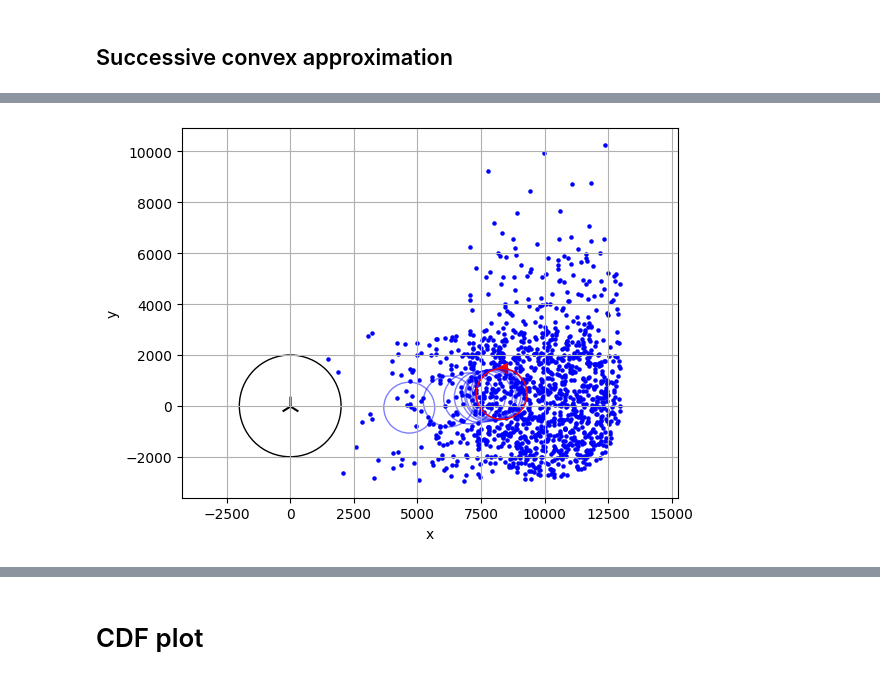
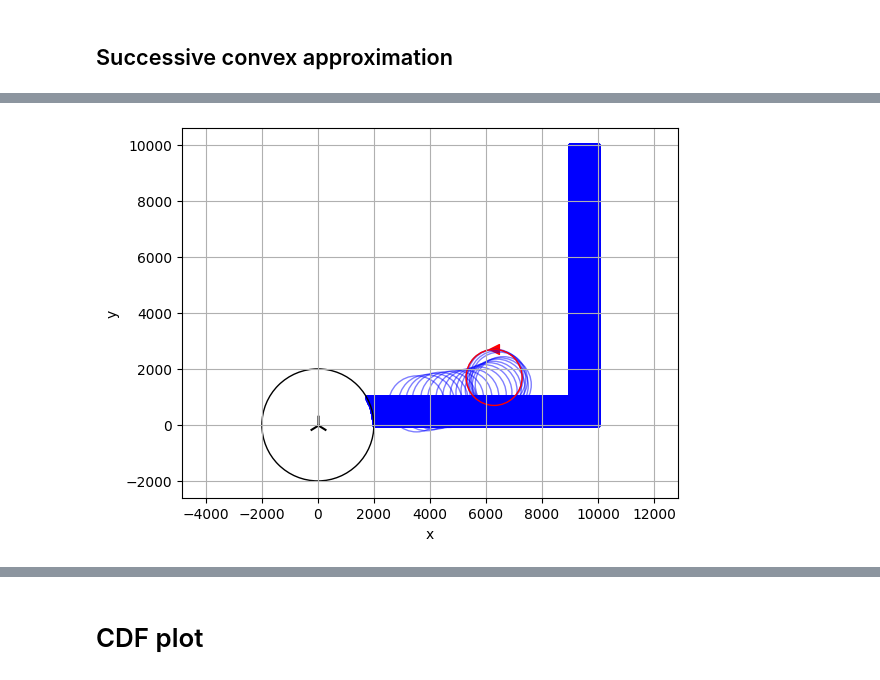
Before and after one commit to danielbonkowsky/uav-optimization, a Jupyter notebook: montecarlo-simulation/simulation.ipynb, the cells around one changed output, grey strips where cells are left out. Drawn from its saved outputs; the diff is of its cells as text; code cells hidden in the pictures.

Commit message:
Added scheduling variables

```diff
--- a/montecarlo-simulation/simulation.ipynb
+++ b/montecarlo-simulation/simulation.ipynb
@@ -94,7 +71,7 @@ AB = CA / N0
 ## User Generation
 Here we define a function to randomly generate users within the deadzone. For the purposes of the simulation, we generate the maximum number of users. Smaller flight paths may not serve every user in one rotation, but the objective is normalized over timeslots. We plot the users at the end to verify that the distribution is correct.
 # %%
-users = leftUpSkewedNormal(K, D, 3000, D, 3000, seed=seed)
+users = leftUpRectangles(K_tot, 10000, 1000, D, 0, seed=seed)
 print(f'len(users): {len(users)}')
 print(f'K: {K}')
 
@@ -289,11 +128,5 @@ Here I will define an optimizer to find the optimal $\alpha$ for a fixed $r$, $c
 # %%
-def optimize_alpha(r, cx, cy, verbose=False):
-    """
-    Maximizes the timeshare for a given trajectory
-
-    Returns alpha*
-    """
-
+def optimize_alpha(r, cx, cy, users, schedule, verbose=False):
     # Compute UAV position at each timeslot
     ax = cx + r*cos_th
     ay = cy + r*sin_th
@@ -301,7 +134,7 @@ def optimize_alpha(r, cx, cy, verbose=False):
     # Compute squared distances
     snk0 = []
     for n in range(N):
-        idxs = np.asarray(Un[n], dtype=int)
+        idxs = np.asarray(schedule[n], dtype=int)
         dx = ax[n] - users[idxs, 0]
         dy = ay[n] - users[idxs, 1]
         snk0.append(dx*dx + dy*dy + H*H)
@@ -310,8 +143,7 @@ def optimize_alpha(r, cx, cy, verbose=False):
     # Compute an and bn
     an = []
     for n in range(N):
-        tmp = np.log2(1.0 + AU/snk0[n])
-        an.append(np.sum(tmp))
+        an.append(np.sum(np.log2(1.0 + AU/snk0[n])))
     bn = np.log2(1.0 + AB/sbn0)
 
     alpha_var = cp.Variable()
@@ -324,7 +156,7 @@ def optimize_alpha(r, cx, cy, verbose=False):
 
     cons += [alpha_var >= 0, alpha_var <= 1]
 
-    obj = cp.Maximize( cp.sum(tn_var) / N )
+    obj = cp.Maximize( cp.mean(tn_var) )
 
     prob = cp.Problem(obj, cons)
     prob.solve(solver=cp.MOSEK, verbose=verbose)
@@ -466,6 +301,7 @@ def sca_optimizer(alpha0,
                 cx_bounds,
                 cy_bounds,
                 users,
+                schedule,
                 sca_tol=1e-3,
                 max_sca_iters=30,
                 overall_tol=1e-3,
@@ -488,14 +324,14 @@ def sca_optimizer(alpha0,
     overall_obj_hist = []
     overall_it = 0
     while True:
-        print(f'Optimizer iteration {overall_it}')
+        print(f'SCA Optimizer Iteration {overall_it}')
 
         sca_obj_hist = []
         sca_it = 0
 
         # r, c optimization
         for sca_it in range(max_sca_iters):
-            print(f'    SCA iteration {sca_it}')
+            print(f'    MOSEK Iteration {sca_it}')
 
             # Compute UAV coords
             ax = cx + r*cos_th
@@ -504,7 +340,7 @@ def sca_optimizer(alpha0,
             # Compute squared distances
             snk0 = []
             for n in range(N):
-                idxs = np.asarray(Un[n], dtype=int)
+                idxs = np.asarray(schedule[n], dtype=int)
                 dx = ax[n] - users[idxs, 0]
                 dy = ay[n] - users[idxs, 1]
                 snk0.append(dx*dx + dy*dy + H*H)
@@ -526,7 +362,7 @@ def sca_optimizer(alpha0,
             t = cp.Variable(N)  # timeslot min-SE terms
 
             # Auxiliary upper-bounds for squared distances
-            s_vars = [cp.Variable(M) for n in range(N)]  # s_{n,k}
+            s_vars = cp.Variable((N,M))  # s_{n,k}
             sb_var = cp.Variable(N)  # b^2_n
 
             cons = []
@@ -538,7 +374,7 @@ def sca_optimizer(alpha0,
                 ay_n = cy_var + r_var*sin_th[n]
 
                 # user distances
-                idxs = np.asarray(Un[n], dtype=int)
+                idxs = np.asarray(schedule[n], dtype=int)
                 xk = users[idxs,0]
                 yk = users[idxs,1]
 
@@ -580,7 +416,7 @@ def sca_optimizer(alpha0,
             cons += [ cy_var >= cy_min, cy_var <= cy_max ]
 
             # Solve objective
-            obj = cp.Maximize( cp.sum(t) / N )
+            obj = cp.Maximize( cp.mean(t) )
             prob = cp.Problem(obj, cons)
             prob.solve(solver=cp.MOSEK, verbose=verbose)
 
@@ -601,15 +437,19 @@ def sca_optimizer(alpha0,
                     break
 
         # alpha optimization
-        alpha = optimize_alpha(r, cx, cy)
+        alpha = optimize_alpha(r, cx, cy, users, schedule)
 
-        overall_obj_hist.append(meanSE(alpha, r, cx, cy, users=users))
+        # Print iteration results
+        print(f'SCA Iteration {overall_it} results:')
+        print(f'alpha = {alpha}, radius = {r}, center = ({cx}, {cy})')
+        print()
 
+        # Check for convergence
+        overall_obj_hist.append(meanSE(alpha, r, cx, cy, users, schedule))
         if overall_it > 0:
             if (overall_obj_hist[-1] - overall_obj_hist[-2])/max(1e-9, abs(overall_obj_hist[-2])) < overall_tol:
                 break
 
-        print(f'alpha: {alpha}, radius: {r}, center: ({cx}, {cy})')
         overall_it += 1
 
     return alpha, traj_hist
@@ -628,6 +468,7 @@ alpha_opt, traj_hist = sca_optimizer(
                                     (cx_min, cx_max),
                                     (cy_min, cy_max),
                                     users,
+                                    random_schedule,
                                     verbose=False
 )
 
@@ -636,7 +477,7 @@ r_opt, cx_opt, cy_opt = traj_hist[-1]
 print(f'Optimal alpha: {alpha_opt}')
 print(f'Optimal radius: {r_opt}')
 print(f'Optimal center point: ({cx_opt}, {cy_opt})')
-print(f'Achievable SE: {meanSE(alpha_opt, r_opt, cx_opt, cy_opt, users)}')
+print(f'Achievable SE: {meanSE(alpha_opt, r_opt, cx_opt, cy_opt, users, random_schedule)}')
 
 xs, ys = zip(*users)
 plt.scatter(xs, ys, c='b', marker='o', s=5)
@@ -684 +522 @@ Achievable SE: 3.1415695854749766
-[figure, old version]
+[figure, new version]
```
Also changed, not shown: parts of 24 cells of this notebook.
